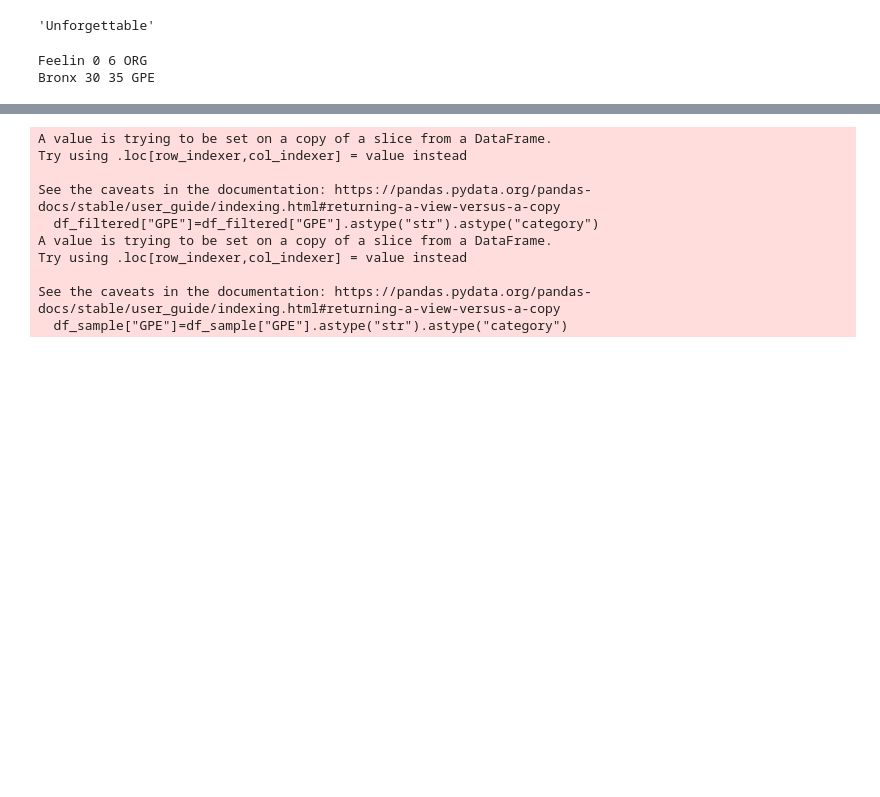
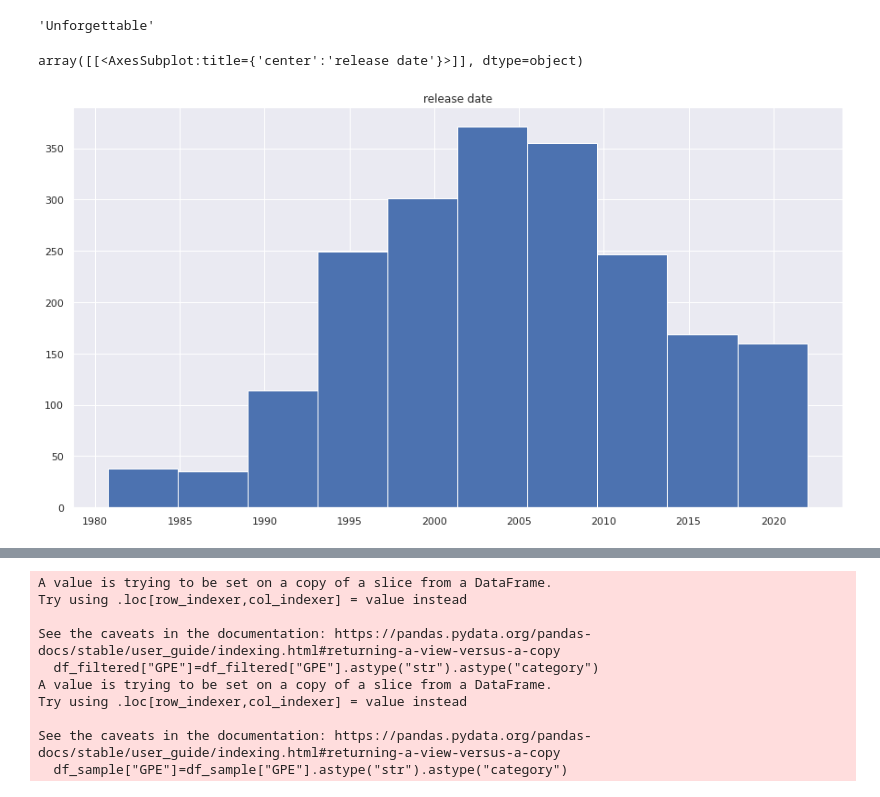
Before and after one commit to LucasTrg/CDS, a Jupyter notebook: NLP.ipynb, the cells around one changed output, grey strips where cells are left out. Saved outputs shown, nothing was run; the diff lists cells and outputs as text; code cells hidden in the pictures; blank space fills up the shorter version.

```diff
--- a/NLP.ipynb
+++ b/NLP.ipynb
@@ -9,7 +10,7 @@ import seaborn as sns
 plt.rcParams['figure.figsize'] = 15,8
 sns.set(rc={'figure.figsize':(15,8)})
 # %%
-df = pd.read_csv("data/lyrics/genius_v5.csv")
+df = pd.read_csv("data/lyrics/genius_v6.csv")
 # %%
 genius=df.iloc[:,2:]
 # %%
@@ -21,29 +50,41 @@ import regex as re
 # %%
-start_template="\[\"(.*) Lyrics\["
+#start_template="([\"]{1,}|[\s']{2,})([&'\w\s]{1,})(?= Lyrics)"
+start_template="(^'|[\"]{1,}|[\s']{2,})([()&'\w\s]{1,})(?= Lyrics)"
 m=re.search(start_template,'"["Unforgettable Lyrics[Chorus: Swae Lee]')
-m.group(1)
+m.group(2)
 # %% [output]
 'Unforgettable'
-# %%
-for ent in nlp("Feelin' like I'm fresh out of Bronx").ents:
-    print(ent.text, ent.start_char, ent.end_char, ent.label_)
-# %% [output]
-Feelin 0 6 ORG
-Bronx 30 35 GPE
 # %%
 LoI=[]
-for artist,songs in zip(genius.Name, genius.lyrics):
+for artist,songs, releases in zip(genius.Name, genius.lyrics, genius.release):
     lines=str(songs).split("\\n")
+    releases=re.findall("(\d{4}, \d{1,2}, \d{1,2}, 0, 0)|( -1)", releases)
+    song_count=0
+
+
     for i,line in enumerate(str(songs).split("\\n")):
         m=re.search(start_template,line)
         line = str(line).replace("\'", "'")
         if m :
-            song_name = m.group(1)
+            song_name = m.group(2)
+            #print(song_name)
+            release_date = pd.to_datetime(releases[song_count][0], format="%Y, %m, %d, %M, %S") if releases[song_count]!=" -1" and len(releases[song_count][0]) else None
+            song_count+=1
         else:
-            doc = nlp(line)
-            for ent in doc.ents:
-                if ent.label_=="GPE" or ent.label_=="LOC" or ent.text in neighborhoods:
-                    LoI.append([artist, song_name, ent.text,str(line), str(lines[i-1]) if i!=0 else "", str(lines[i+1]) if i<(len(lines)-1) else ""])
+            #doc = nlp(line)
+            #if any(GPE in line for GPE in selected_places):
+            for GPE in selected_places:
+                if GPE in line:
+            #for ent in doc.ents:
+                #if ent.label_=="GPE" or ent.label_=="LOC" or ent.text in neighborhoods:
+                    if GPE=="Montana":
+                        print("GPE")
+                    LoI.append([artist, song_name, release_date,GPE,str(line), str(lines[i-1]) if i!=0 else "", str(lines[i+1]) if i<(len(lines)-1) else ""])
 # %%
-df=pd.DataFrame(LoI, columns=["Artist", "Song Name", "GPE", "Line", "Line Before", "Line After"])
-df.to_csv("data/lyrics/genius_ner_v5.csv", index=False)
+df=pd.DataFrame(LoI, columns=["Artist", "Song Name", "release date","GPE", "Line", "Line Before", "Line After"])
+df.to_csv("data/lyrics/genius_ner_v7.csv", index=False)
+# %%
+df.hist()
+# %% [output]
+array([[<AxesSubplot:title={'center':'release date'}>]], dtype=object)
+[figure, added]
```
Also changed, not shown: parts of 32 cells of this notebook, 1 other file.
